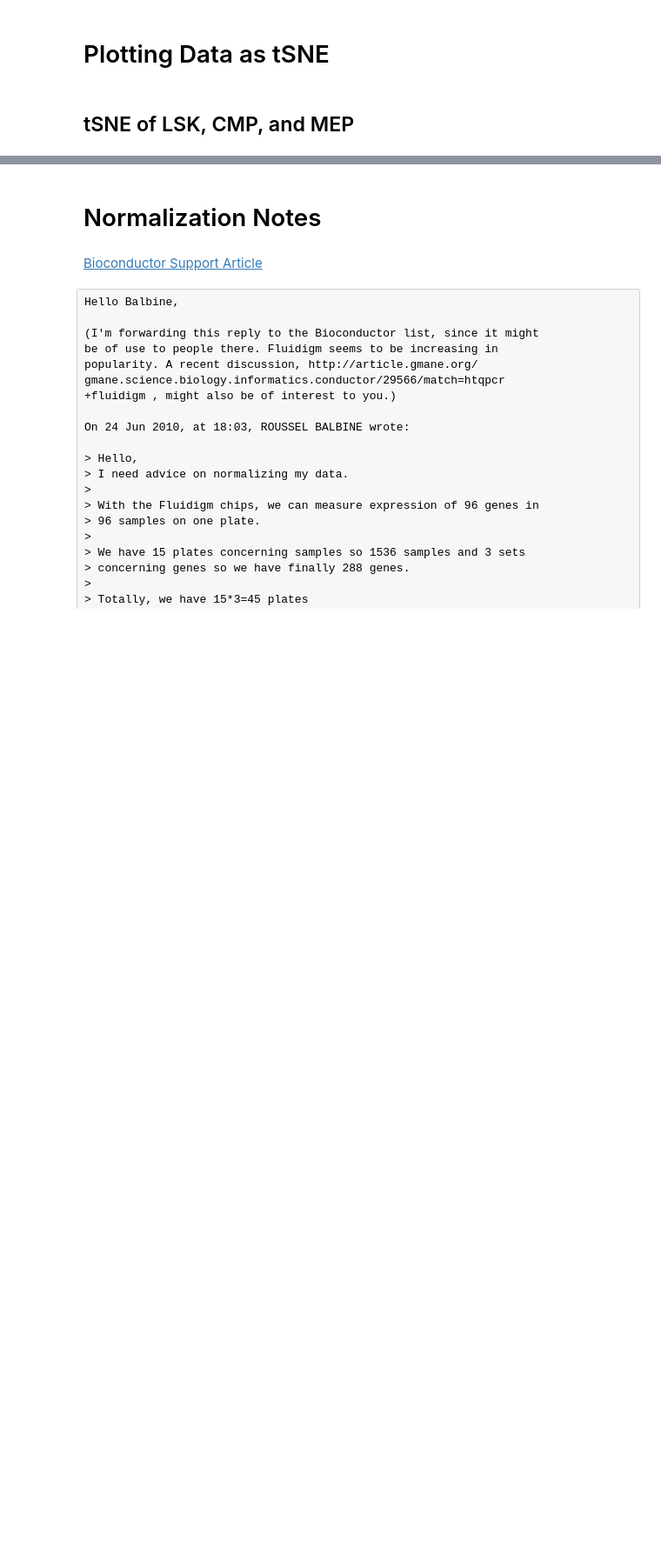
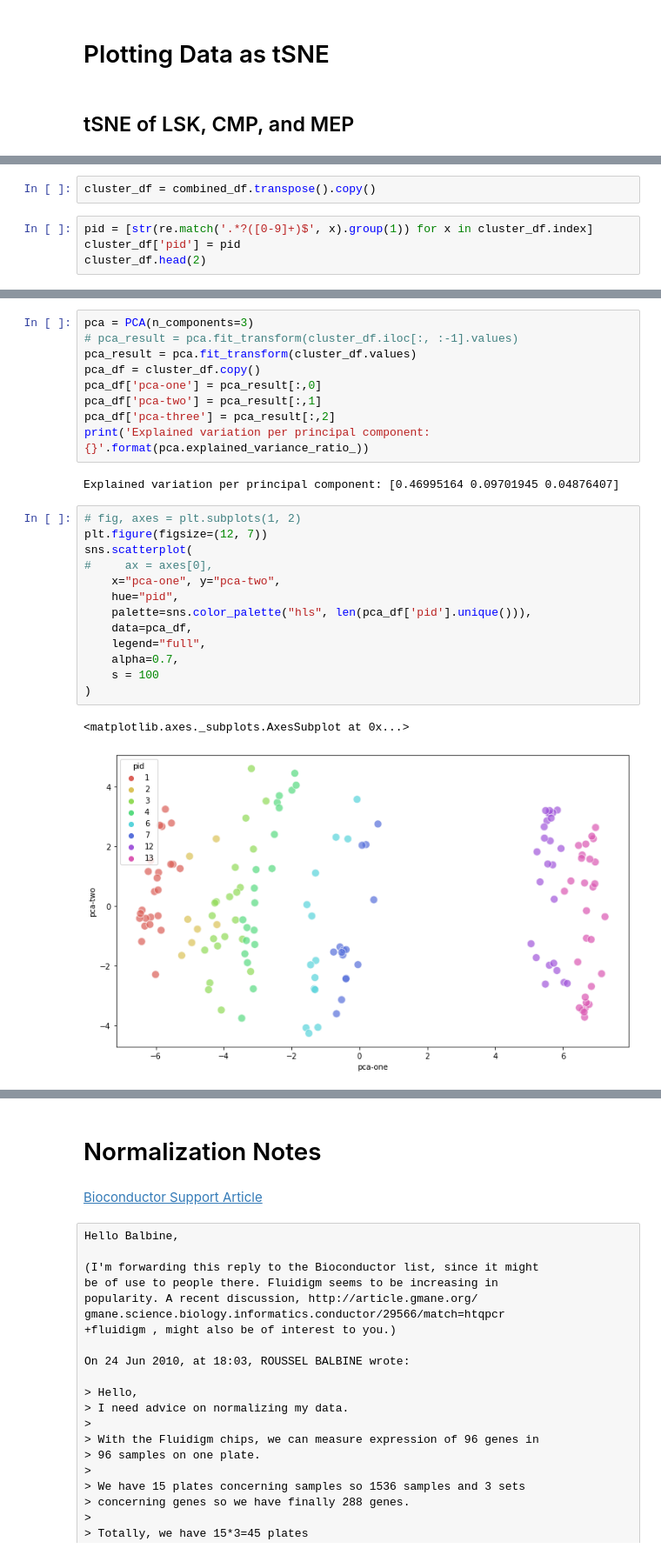
Before and after one commit to efheuston/msAggr_scRNASeq, a Jupyter notebook: IndexSorted_CMP.ipynb, the cells around one changed output, grey strips where cells are left out. Shown at 87% size. Drawn from its saved outputs; the diff is of its cells as text; blank space fills up the shorter version.

```diff
--- a/IndexSorted_CMP.ipynb
+++ b/IndexSorted_CMP.ipynb
@@ -1134,0 +997,6 @@ ax.legend(('LSK', 'CMP'))
+# %%
+cluster_df = combined_df.transpose().copy()
+# %%
+pid = [str(re.match('.*?([0-9]+)$', x).group(1)) for x in cluster_df.index]
+cluster_df['pid'] = pid
+cluster_df.head(2)
@@ -1134,0 +1009,27 @@ ax.legend(('LSK', 'CMP'))
+# %%
+pca = PCA(n_components=3)
+# pca_result = pca.fit_transform(cluster_df.iloc[:, :-1].values)
+pca_result = pca.fit_transform(cluster_df.values)
+pca_df = cluster_df.copy()
+pca_df['pca-one'] = pca_result[:,0]
+pca_df['pca-two'] = pca_result[:,1]
+pca_df['pca-three'] = pca_result[:,2]
+print('Explained variation per principal component: {}'.format(pca.explained_variance_ratio_))
+# %% [output]
+Explained variation per principal component: [0.46995164 0.09701945 0.04876407]
+# %%
+# fig, axes = plt.subplots(1, 2)
+plt.figure(figsize=(12, 7))
+sns.scatterplot(
+#     ax = axes[0],
+    x="pca-one", y="pca-two",
+    hue="pid",
+    palette=sns.color_palette("hls", len(pca_df['pid'].unique())),
+    data=pca_df,
+    legend="full",
+    alpha=0.7,
+    s = 100
+)
+# %% [output]
+<matplotlib.axes._subplots.AxesSubplot at 0x...>
+[figure, added]
```
Also changed, not shown: parts of 55 cells of this notebook.
